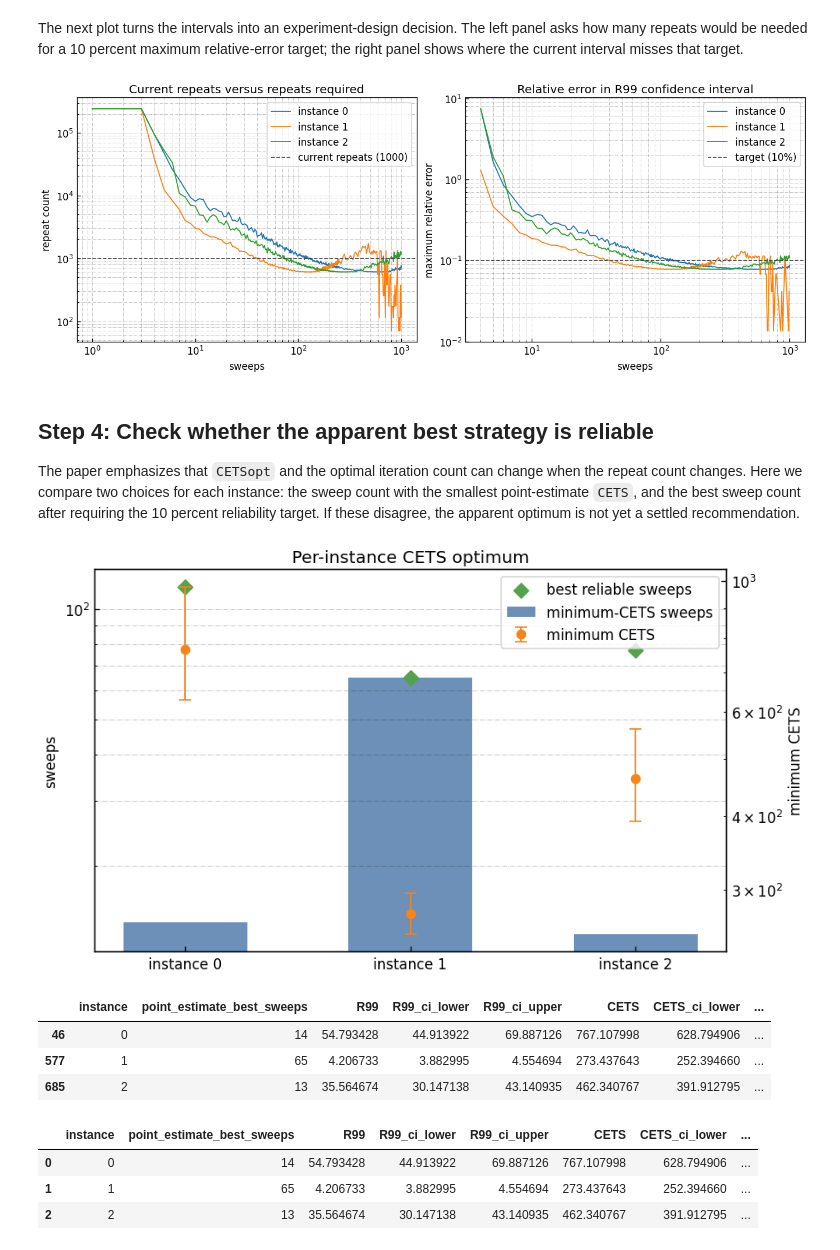
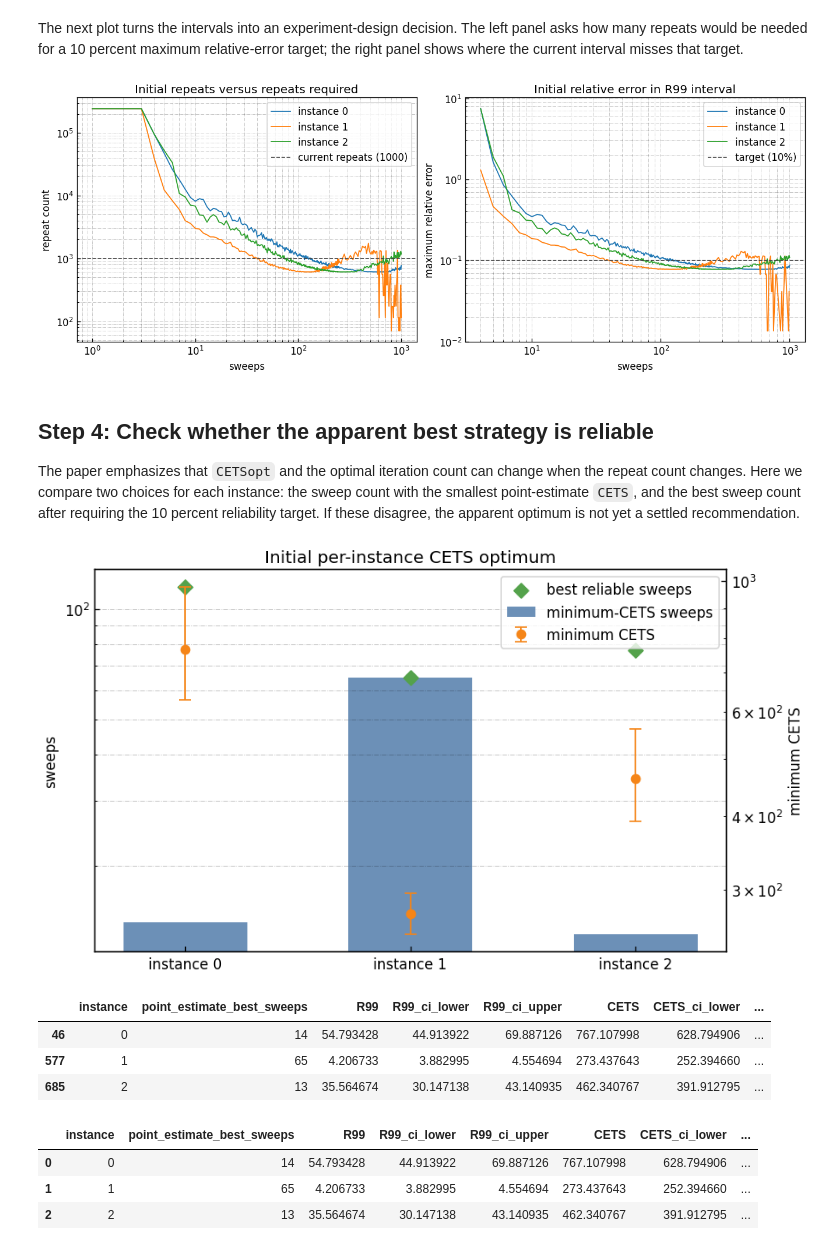
Before and after one commit to usra-riacs/stochastic-benchmark, a Jupyter notebook: examples/Simulated_Annealing/reliability_analysis.ipynb, the cells around one changed output. Saved outputs shown, nothing was run; the diff lists cells and outputs as text; code cells hidden in the pictures.

```diff
--- a/examples/Simulated_Annealing/reliability_analysis.ipynb
+++ b/examples/Simulated_Annealing/reliability_analysis.ipynb
@@ -286,7 +311,7 @@ axes[0].set_xscale("log")
 axes[0].set_yscale("log")
 axes[0].set_xlabel("sweeps")
 axes[0].set_ylabel("repeat count")
-axes[0].set_title("Current repeats versus repeats required")
+axes[0].set_title("Initial repeats versus repeats required")
 axes[0].grid(True, which="both", alpha=0.25)
 axes[0].legend()
 
@@ -294,34 +319,40 @@ axes[1].set_xscale("log")
 axes[1].set_yscale("log")
 axes[1].set_xlabel("sweeps")
 axes[1].set_ylabel("maximum relative error")
-axes[1].set_title("Relative error in R99 confidence interval")
+axes[1].set_title("Initial relative error in R99 interval")
 axes[1].grid(True, which="both", alpha=0.25)
 axes[1].legend()
 plt.show()
 # %% [output]
-[figure, old version]
+[figure, new version]
 # %% [markdown]
 ## Step 4: Check whether the apparent best strategy is reliable
 
 The paper emphasizes that `CETSopt` and the optimal iteration count can change when the repeat count changes. Here we compare two choices for each instance: the sweep count with the smallest point-estimate `CETS`, and the best sweep count after requiring the 10 percent reliability target. If these disagree, the apparent optimum is not yet a settled recommendation.
 # %%
-optimal_rows = (
-    plot_report.dropna(subset=["CETS", "CETS_ci_lower", "CETS_ci_upper"])
-    .sort_values(["instance", "CETS", "sweeps"])
-    .groupby("instance", group_keys=False)
-    .head(1)
-    .sort_values("instance")
-)
-assert not optimal_rows.empty
+def best_point_rows(frame):
+    return (
+        frame.dropna(subset=["CETS", "CETS_ci_lower", "CETS_ci_upper"])
+        .sort_values(["instance", "CETS", "sweeps"])
+        .groupby("instance", group_keys=False)
+        .head(1)
+        .sort_values("instance")
+    )
 
-reliable_optimal_rows = (
-    plot_report[plot_report["reliability_status"].eq("reliable")]
-    .dropna(subset=["CETS", "CETS_ci_lower", "CETS_ci_upper"])
-    .sort_values(["instance", "CETS", "sweeps"])
-    .groupby("instance", group_keys=False)
-    .head(1)
-    .sort_values("instance")
-)
+
+def best_reliable_rows(frame):
+    return (
+        frame[frame["reliability_status"].eq("reliable")]
+        .dropna(subset=["CETS", "CETS_ci_lower", "CETS_ci_upper"])
+        .sort_values(["instance", "CETS", "sweeps"])
+        .groupby("instance", group_keys=False)
+        .head(1)
+        .sort_values("instance")
+    )
+
+
+optimal_rows = best_point_rows(plot_report)
+reliable_optimal_rows = best_reliable_rows(plot_report)
 assert set(reliable_optimal_rows["instance"]) == set(optimal_rows["instance"])
 
 x = np.arange(len(optimal_rows))
@@ -371,7 +402,7 @@ ax_cets.errorbar(
 )
 ax_cets.set_yscale("log")
 ax_cets.set_ylabel("minimum CETS")
-ax_cets.set_title("Per-instance CETS optimum")
+ax_cets.set_title("Initial per-instance CETS optimum")
 
 handles, labels = ax_sweeps.get_legend_handles_labels()
 cets_handles, cets_labels = ax_cets.get_legend_handles_labels()
@@ -388,34 +419,34 @@ optimal_summary = optimal_rows.loc[
         "R99_ci_upper",
         "CETS",
         "CETS_ci_lower",
         "CETS_ci_upper",
         "maximum_relative_error",
         "required_repeats",
         "reliability_status",
     ],
 ].rename(columns={"sweeps": "point_estimate_best_sweeps"})
 
 reliable_summary = reliable_optimal_rows.loc[
     :,
     ["instance", "sweeps", "CETS", "maximum_relative_error", "required_repeats"],
 ].rename(
     columns={
         "sweeps": "best_reliable_sweeps",
         "CETS": "best_reliable_CETS",
         "maximum_relative_error": "best_reliable_maximum_relative_error",
         "required_repeats": "best_reliable_required_repeats",
     }
 )
 strategy_comparison = optimal_summary.merge(reliable_summary, on="instance", how="left")
 strategy_comparison["same_sweep_when_requiring_reliability"] = (
     strategy_comparison["point_estimate_best_sweeps"]
     == strategy_comparison["best_reliable_sweeps"]
 )
 
 display(optimal_summary)
 strategy_comparison
 # %% [output]
-[figure, old version]
+[figure, new version]
 |  | instance | point_estimate_best_sweeps | R99 | R99_ci_lower | R99_ci_upper | CETS | CETS_ci_lower | ... |
 | 46 | 0 | 14 | 54.793428 | 44.913922 | 69.887126 | 767.107998 | 628.794906 | ... |
 | 577 | 1 | 65 | 4.206733 | 3.882995 | 4.554694 | 273.437643 | 252.394660 | ... |
```
Also changed, not shown: parts of 16 cells of this notebook, 5 other files.
